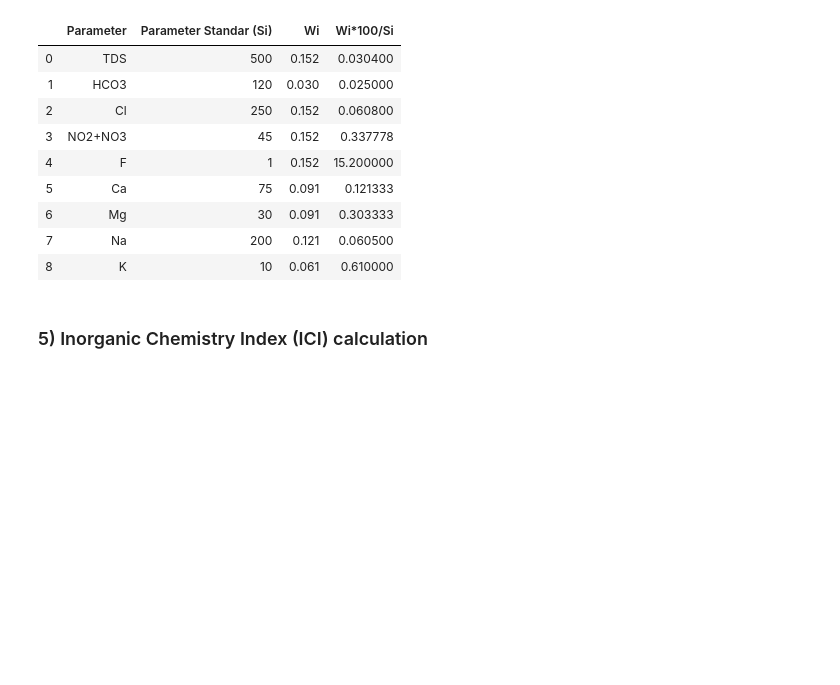
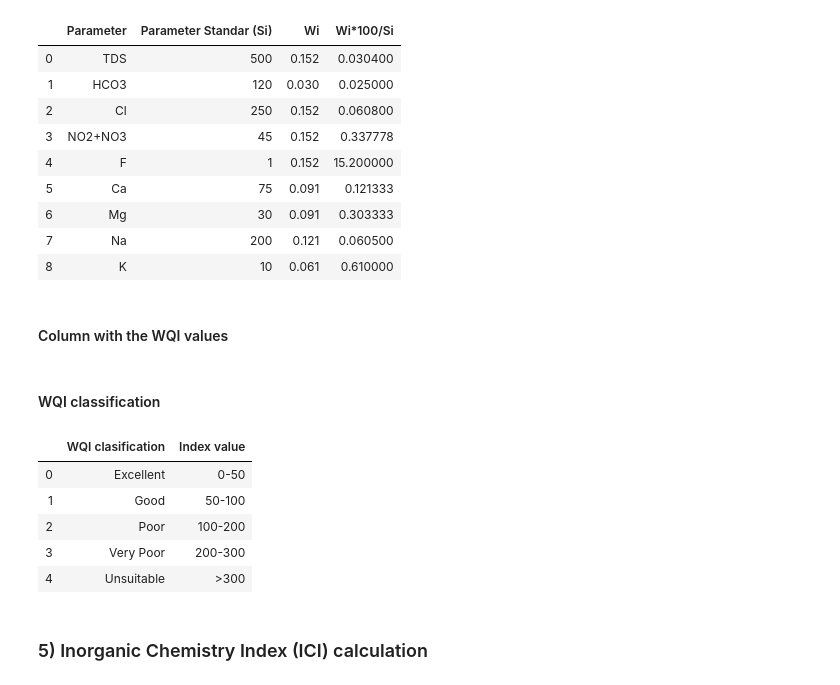
Before and after one commit to elenuskiya/TFM, a Jupyter notebook: Notebooks/00_Cleaning_manipulation_and_unification.ipynb, the cells around one changed output. Cells and saved outputs as stored; diff of their text form; code cells hidden in the pictures; blank space fills up the shorter version.

Commit message:
Tables creation

```diff
--- a/Notebooks/00_Cleaning_manipulation_and_unification.ipynb
+++ b/Notebooks/00_Cleaning_manipulation_and_unification.ipynb
@@ -730,6 +730,8 @@ Si
 # %%
 # Create a column with the Bicarbonate (HCO3) values in the mg/L units:
 chemical_stations["HCO3 (mg/L)"]=chemical_stations["[HCO3] (mmol/L)"]*61
+# %% [markdown]
+#### Column with the WQI values
 # %%
 # Create the column with the WQI values:
 chemical_stations["WQI"]=(chemical_stations["TDS (mg/L)"].apply(lambda x: x*Si["Wi*100/Si"][0])+
@@ -741,6 +743,19 @@ chemical_stations["WQI"]=(chemical_stations["TDS (mg/L)"].apply(lambda x: x*Si["
                     chemical_stations["Mg (mg/L)"].apply(lambda x: x*Si["Wi*100/Si"][6])+
                     chemical_stations["Na (mg/L)"].apply(lambda x: x*Si["Wi*100/Si"][7])+
                    chemical_stations["K (mg/L)"].apply(lambda x: x*Si["Wi*100/Si"][8]))
+# %% [markdown]
+#### WQI classification
+# %%
+table_class_WQI=pd.DataFrame({"WQI clasification": ["Excellent", "Good", "Poor", "Very Poor", "Unsuitable"],
+                             "Index value": ["0-50", "50-100", "100-200", "200-300", ">300"]})
+table_class_WQI
+# %% [output]
+|  | WQI clasification | Index value |
+| 0 | Excellent | 0-50 |
+| 1 | Good | 50-100 |
+| 2 | Poor | 100-200 |
+| 3 | Very Poor | 200-300 |
+| 4 | Unsuitable | >300 |
 # %%
 # Create the WQI classes:
 col="WQI"
```
Also changed, not shown: parts of 6 cells of this notebook.
